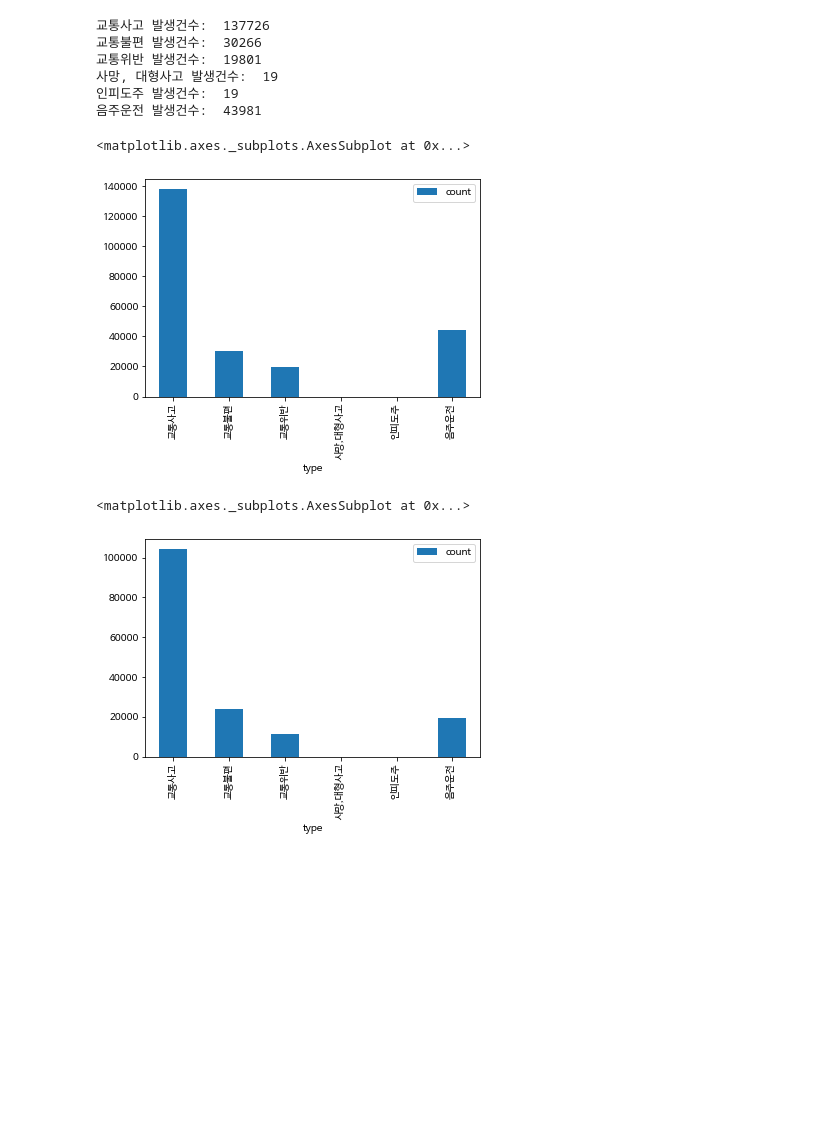
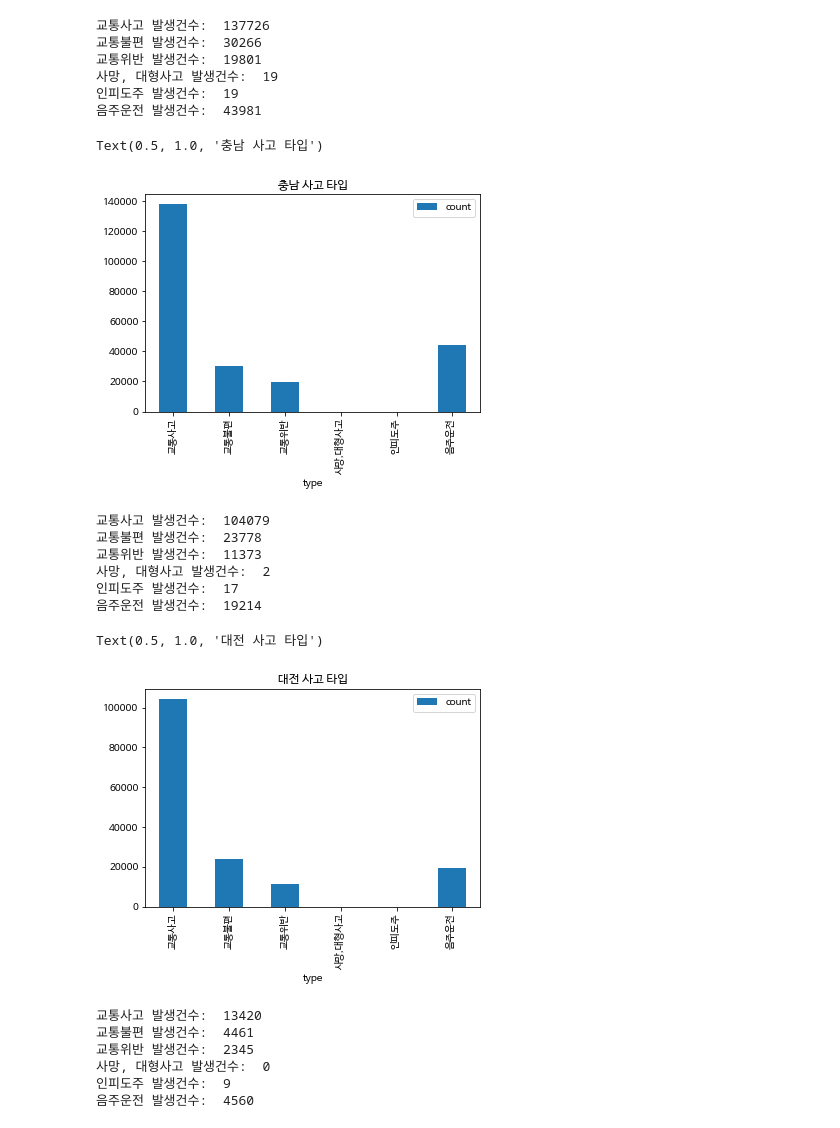
Before and after one commit to Dev1120/ForPolice, a Jupyter notebook: 시각화_0209_수정.ipynb, the cells around one changed output. Cells and saved outputs as stored; diff of their text form; code cells hidden in the pictures; blank space fills up the shorter version.

```diff
--- a/시각화_0209_수정.ipynb
+++ b/시각화_0209_수정.ipynb
@@ -213,9 +214,24 @@ CN_type = [["교통사고", CN401],["교통불편", CN402],["교통위반", CN40
 CN_type = pd.DataFrame(CN_type, columns = ['type', 'count'])
 # %%
 CN_type.plot(x = 'type', kind = 'bar')
+plt.title('충남 사고 타입')
 # %% [output]
-<matplotlib.axes._subplots.AxesSubplot at 0x...>
+Text(0.5, 1.0, '충남 사고 타입')
-[figure, old version]
+[figure, new version]
+# %%
+print('교통사고 발생건수: ', len(sort_local_DJ[sort_local_DJ['EVT_CL_CD'] == 401]))
+print('교통불편 발생건수: ', len(sort_local_DJ[sort_local_DJ['EVT_CL_CD'] == 402]))
+print('교통위반 발생건수: ', len(sort_local_DJ[sort_local_DJ['EVT_CL_CD'] == 403]))
+print('사망, 대형사고 발생건수: ', len(sort_local_DJ[sort_local_DJ['EVT_CL_CD'] == 404]))
+print('인피도주 발생건수: ', len(sort_local_DJ[sort_local_DJ['EVT_CL_CD'] == 405]))
+print('음주운전 발생건수: ', len(sort_local_DJ[sort_local_DJ['EVT_CL_CD'] == 406]))
+# %% [output]
+교통사고 발생건수:  104079
+교통불편 발생건수:  23778
+교통위반 발생건수:  11373
+사망, 대형사고 발생건수:  2
+인피도주 발생건수:  17
+음주운전 발생건수:  19214
 # %%
 DJ401 = len(sort_local_DJ[sort_local_DJ['EVT_CL_CD'] == 401])
 DJ402 = len(sort_local_DJ[sort_local_DJ['EVT_CL_CD'] == 402])
@@ -230,9 +246,10 @@ DJ_type = [["교통사고", DJ401],["교통불편", DJ402],["교통위반", DJ40
 DJ_type = pd.DataFrame(DJ_type, columns = ['type', 'count'])
 # %%
 DJ_type.plot(x = 'type', kind = 'bar')
+plt.title('대전 사고 타입')
 # %% [output]
-<matplotlib.axes._subplots.AxesSubplot at 0x...>
+Text(0.5, 1.0, '대전 사고 타입')
-[figure, old version]
+[figure, new version]
 # %%
 SJ401 = len(sort_local_SJ[sort_local_SJ['EVT_CL_CD'] == 401])
 SJ402 = len(sort_local_SJ[sort_local_SJ['EVT_CL_CD'] == 402])
@@ -245,5 +262,19 @@ SJ_type = [["교통사고", SJ401],["교통불편", SJ402],["교통위반", SJ40
         ["음주운전", SJ406]]
 
 SJ_type = pd.DataFrame(SJ_type, columns = ['type', 'count'])
+# %%
+print('교통사고 발생건수: ', len(sort_local_SJ[sort_local_SJ['EVT_CL_CD'] == 401]))
+print('교통불편 발생건수: ', len(sort_local_SJ[sort_local_SJ['EVT_CL_CD'] == 402]))
+print('교통위반 발생건수: ', len(sort_local_SJ[sort_local_SJ['EVT_CL_CD'] == 403]))
+print('사망, 대형사고 발생건수: ', len(sort_local_SJ[sort_local_SJ['EVT_CL_CD'] == 404]))
+print('인피도주 발생건수: ', len(sort_local_SJ[sort_local_SJ['EVT_CL_CD'] == 405]))
+print('음주운전 발생건수: ', len(sort_local_SJ[sort_local_SJ['EVT_CL_CD'] == 406]))
+# %% [output]
+교통사고 발생건수:  13420
+교통불편 발생건수:  4461
+교통위반 발생건수:  2345
+사망, 대형사고 발생건수:  0
+인피도주 발생건수:  9
+음주운전 발생건수:  4560
 # %%
 SJ_type.plot(x = 'type', kind = 'bar')
```
Also changed, not shown: parts of 2 cells of this notebook.
